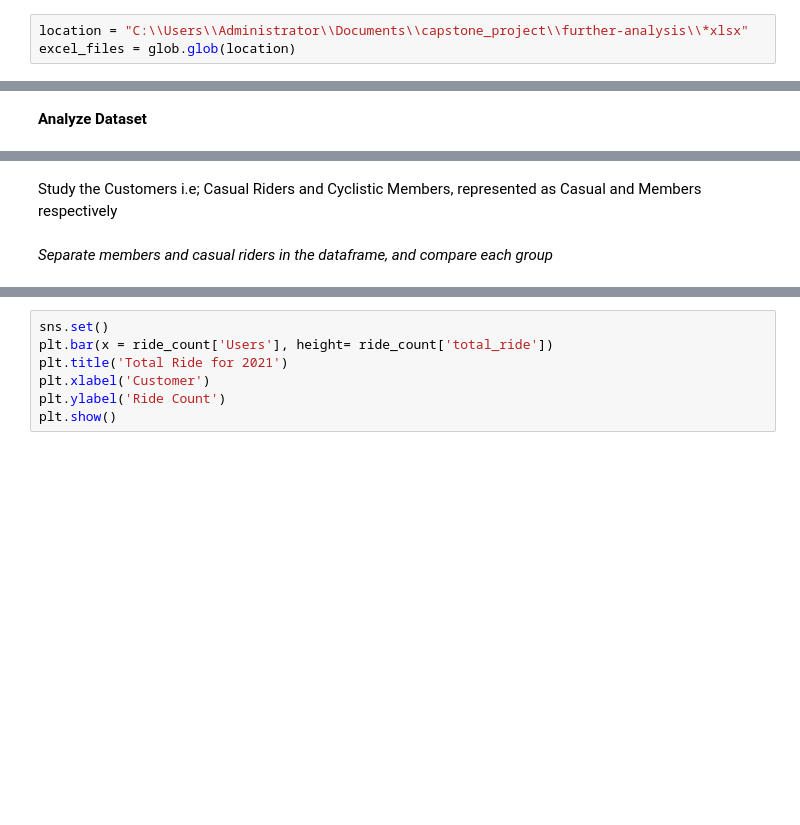
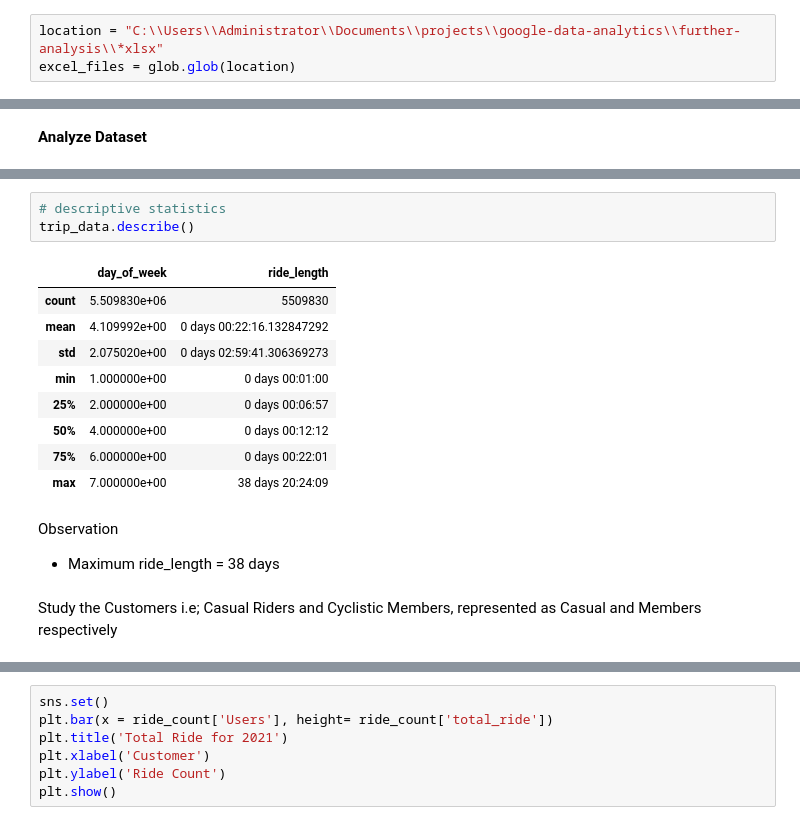
Before and after one commit to Jen-Ashishali/archive-data-analytics, a Jupyter notebook: analysis.ipynb, the cells around one changed output, grey strips where cells are left out. Drawn from its saved outputs; the diff is of its cells as text; blank space fills up the shorter version.

```diff
--- a/analysis.ipynb
+++ b/analysis.ipynb
@@ -11,7 +11,7 @@ import datetime
 # %% [markdown]
 Access and save file path to a variable
 # %%
-location = "C:\\Users\\Administrator\\Documents\\capstone_project\\further-analysis\\*xlsx"
+location = "C:\\Users\\Administrator\\Documents\\projects\\google-data-analytics\\further-analysis\\*xlsx"
 excel_files = glob.glob(location)
 # %% [markdown]
 Merge excel files to a single dataframe
@@ -142,5 +115,19 @@ Timedelta('0 days 00:01:00')
+# %%
+# descriptive statistics
+trip_data.describe()
+# %% [output]
+|  | day_of_week | ride_length |
+| count | 5.509830e+06 | 5509830 |
+| mean | 4.109992e+00 | 0 days 00:22:16.132847292 |
+| std | 2.075020e+00 | 0 days 02:59:41.306369273 |
+| min | 1.000000e+00 | 0 days 00:01:00 |
+| 25% | 2.000000e+00 | 0 days 00:06:57 |
+| 50% | 4.000000e+00 | 0 days 00:12:12 |
+| 75% | 6.000000e+00 | 0 days 00:22:01 |
+| max | 7.000000e+00 | 38 days 20:24:09 |
+# %% [markdown]
+Observation
+- Maximum ride_length = 38 days
 # %% [markdown]
 Study the Customers i.e; Casual Riders and Cyclistic Members, represented as Casual and Members respectively
-# %% [markdown]
-*Separate members and casual riders in the dataframe, and compare each group*
 # %%
```
Also changed, not shown: parts of 114 cells of this notebook.
